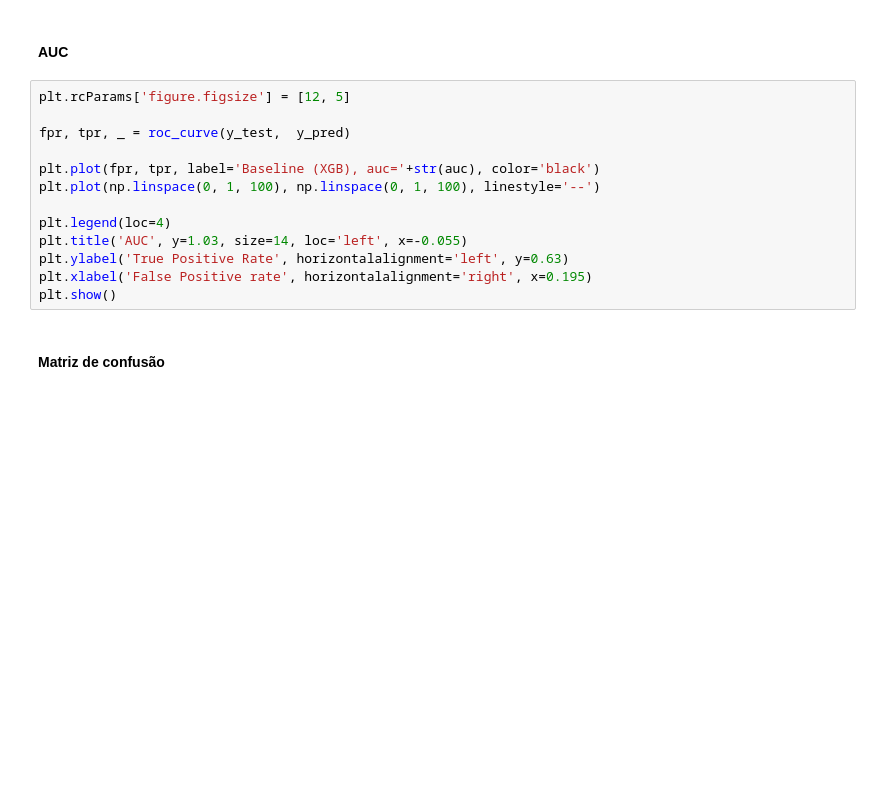
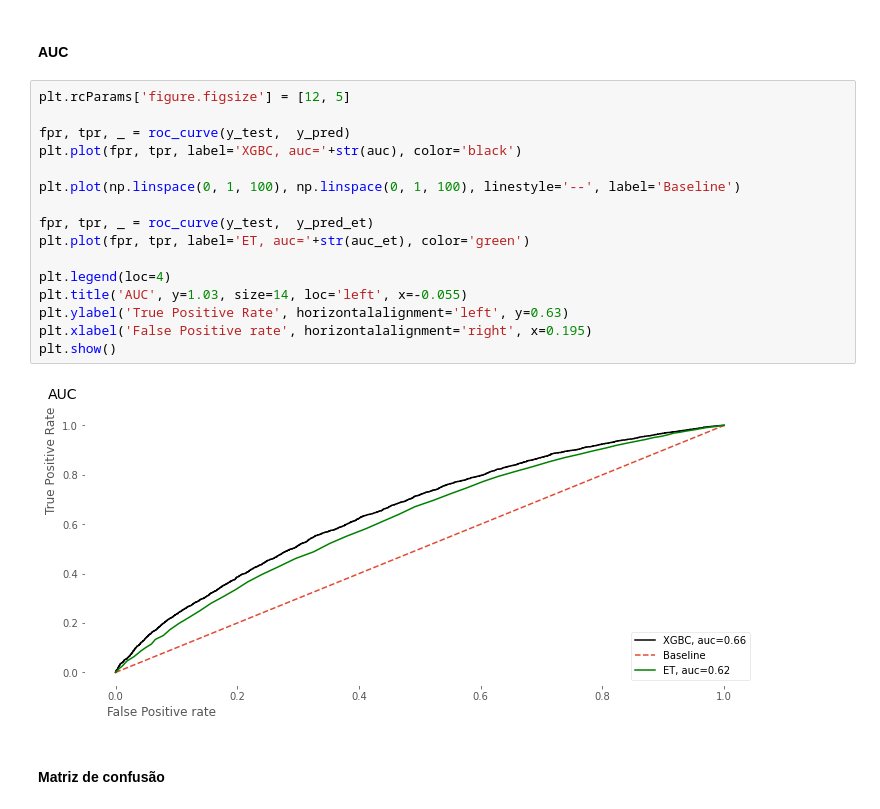
Before and after one commit to LilianeAquino/aed_projeto_3, a Jupyter notebook: template.ipynb, the cells around one changed output. Drawn from its saved outputs; the diff is of its cells as text; blank space fills up the shorter version.

```diff
--- a/template.ipynb
+++ b/template.ipynb
@@ -1183,16 +1156,21 @@ AUC: 0.64 (+/- 0.01)
 # %%
 plt.rcParams['figure.figsize'] = [12, 5]
 
 fpr, tpr, _ = roc_curve(y_test,  y_pred)
+plt.plot(fpr, tpr, label='XGBC, auc='+str(auc), color='black')
 
-plt.plot(fpr, tpr, label='Baseline (XGB), auc='+str(auc), color='black')
-plt.plot(np.linspace(0, 1, 100), np.linspace(0, 1, 100), linestyle='--')
+plt.plot(np.linspace(0, 1, 100), np.linspace(0, 1, 100), linestyle='--', label='Baseline')
+
+fpr, tpr, _ = roc_curve(y_test,  y_pred_et)
+plt.plot(fpr, tpr, label='ET, auc='+str(auc_et), color='green')
 
 plt.legend(loc=4)
 plt.title('AUC', y=1.03, size=14, loc='left', x=-0.055)
 plt.ylabel('True Positive Rate', horizontalalignment='left', y=0.63)
 plt.xlabel('False Positive rate', horizontalalignment='right', x=0.195)
 plt.show()
+# %% [output]
+[figure, added]
 # %% [markdown]
 #### Matriz de confusão
 # %%
```
Also changed, not shown: parts of 44 cells of this notebook.
